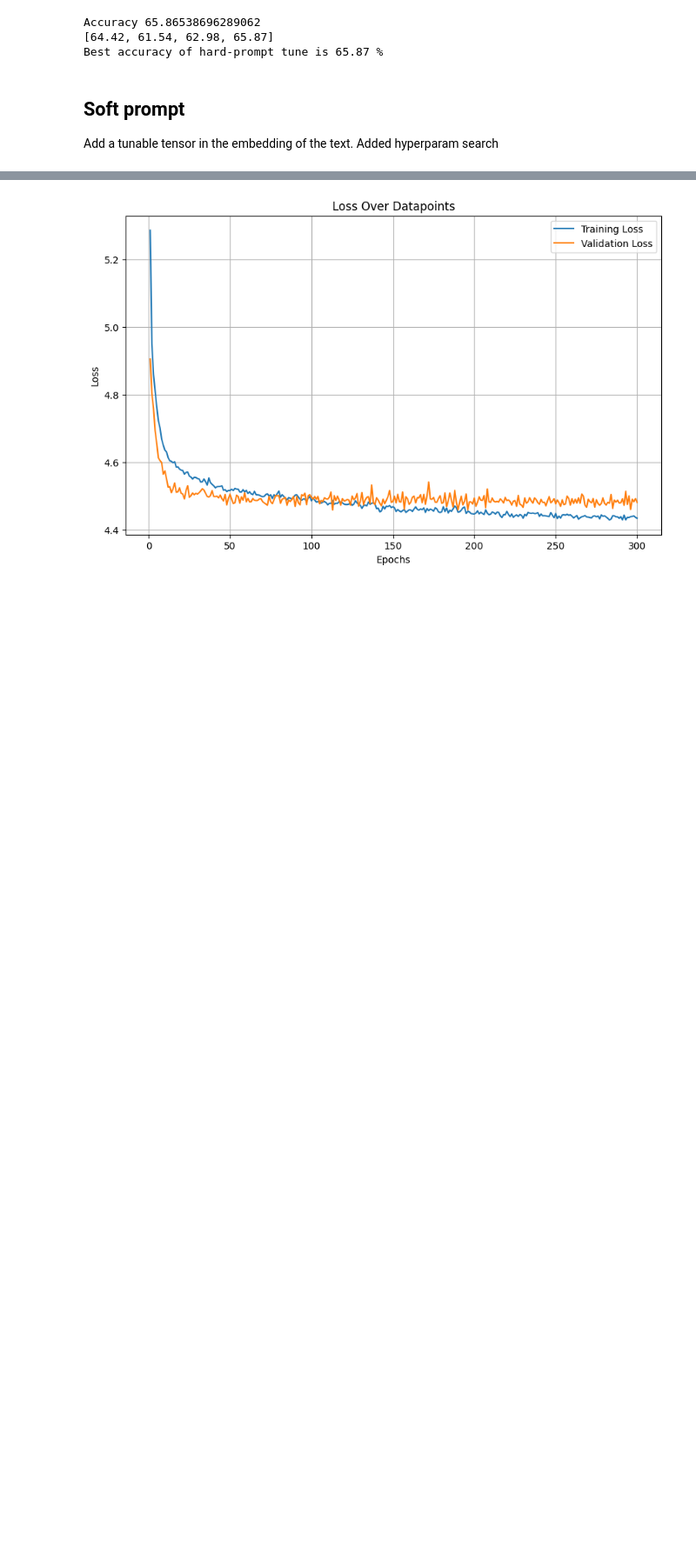
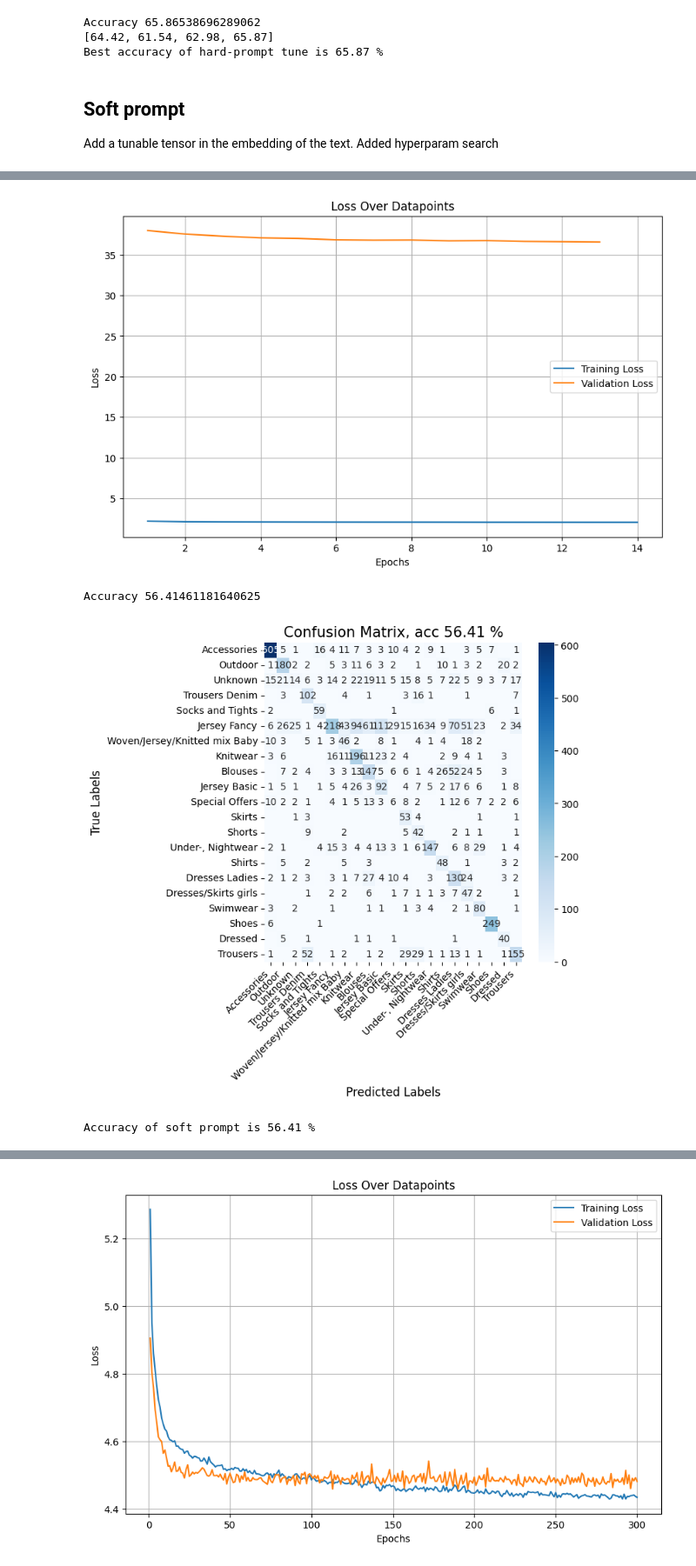
Before and after one commit to Samin765/DD2430_Project, a Jupyter notebook: src/main.ipynb, the cells around one changed output, grey strips where cells are left out. Shown at 87% size. Saved outputs shown, nothing was run; the diff lists cells and outputs as text; code cells hidden in the pictures; blank space fills up the shorter version.

```diff
--- a/src/main.ipynb
+++ b/src/main.ipynb
@@ -226,15 +209,16 @@ Best accuracy of hard-prompt tune is 65.87 %
 
 Add a tunable tensor in the embedding of the text. Added hyperparam search
 # %%
+BALANCED = False
 if BALANCED:
     dataloaders = {'train':dataloaders_tr_va_te['train'], 'val':dataloaders_tr_va_te['val'], 'test':dataloaders_tr_va_te['test']}
 else:
-    dataloaders = datasets.loaders(data, 512)
+    dataloaders = datasets.loaders(data,32)# look at Resource Utilization to see if capping
 clip = {'m':model, 'p':processor}
 #[1,2,3,4,5,6]
 hp ={'hyperp':[5], 'best_losses':[], 'params':[]}
 for num_soft in hp['hyperp']:
-    ft = training.FinetuneCLIP(dataloaders, clip, 300)
+    ft = training.FinetuneCLIP(dataloaders, clip)
     ft.conf = {'epochs': 400, 'balanced':BALANCED}
     ft.es['pat']=40
     ft.initialize({'num_soft':num_soft, 'add':''})
@@ -253,0 +234,15 @@ plt.show()
+# %%
+ft.plot_loss()
+#utils.print_images(dataloader_train, processor,3)
+all_predictions, all_labels, acc = ft.eval(False)
+utils.confussion_matrix(all_labels, all_predictions, list(dataloaders['test'].dataset.class_to_id.keys()),F1=False)
+print(f"Accuracy of soft prompt is {acc:.2f} %")
+
+plt.plot(np.array(ft.loss['train'])*20) # it is much smaller, scale wrong????
+plt.plot(ft.loss['val'])
+plt.show()
+# %% [output]
+[figure, added]
+Accuracy 56.41461181640625
+[figure, added]
+Accuracy of soft prompt is 56.41 %
```
Also changed, not shown: parts of 12 cells of this notebook, 4 other files.
